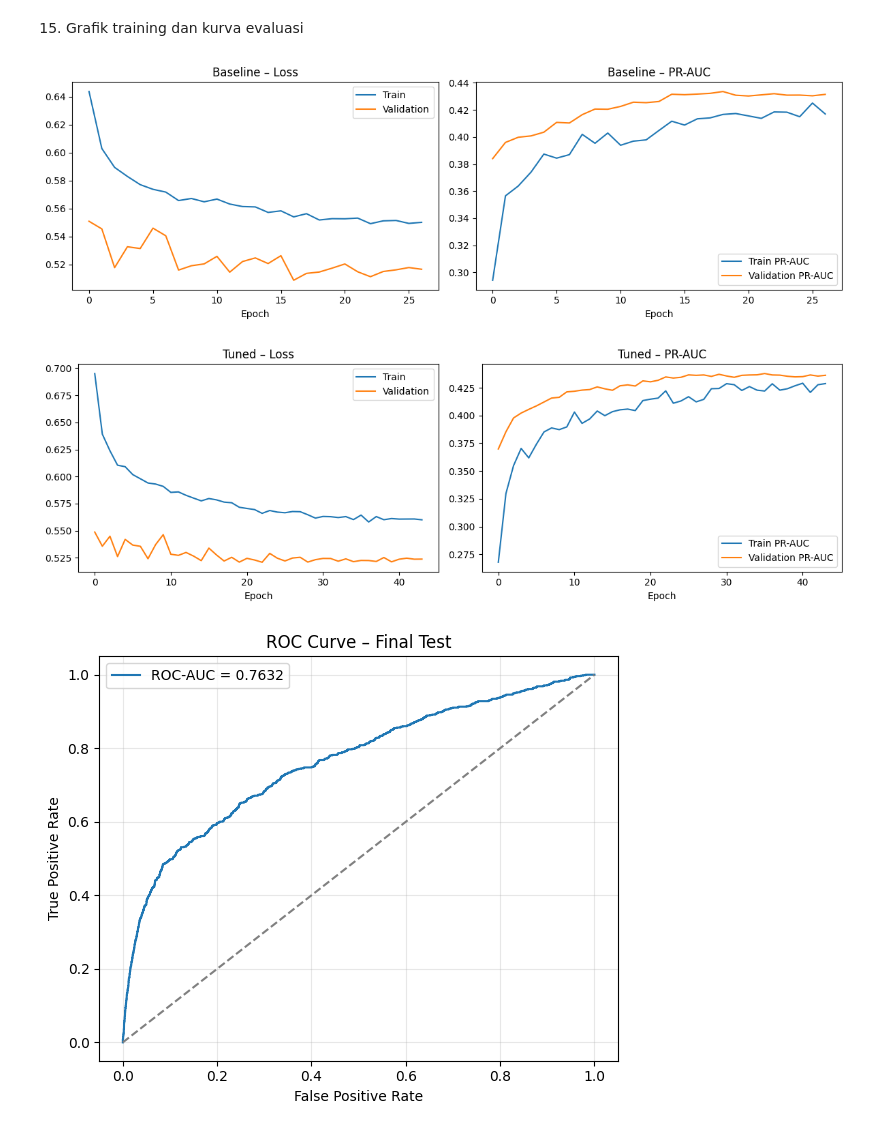
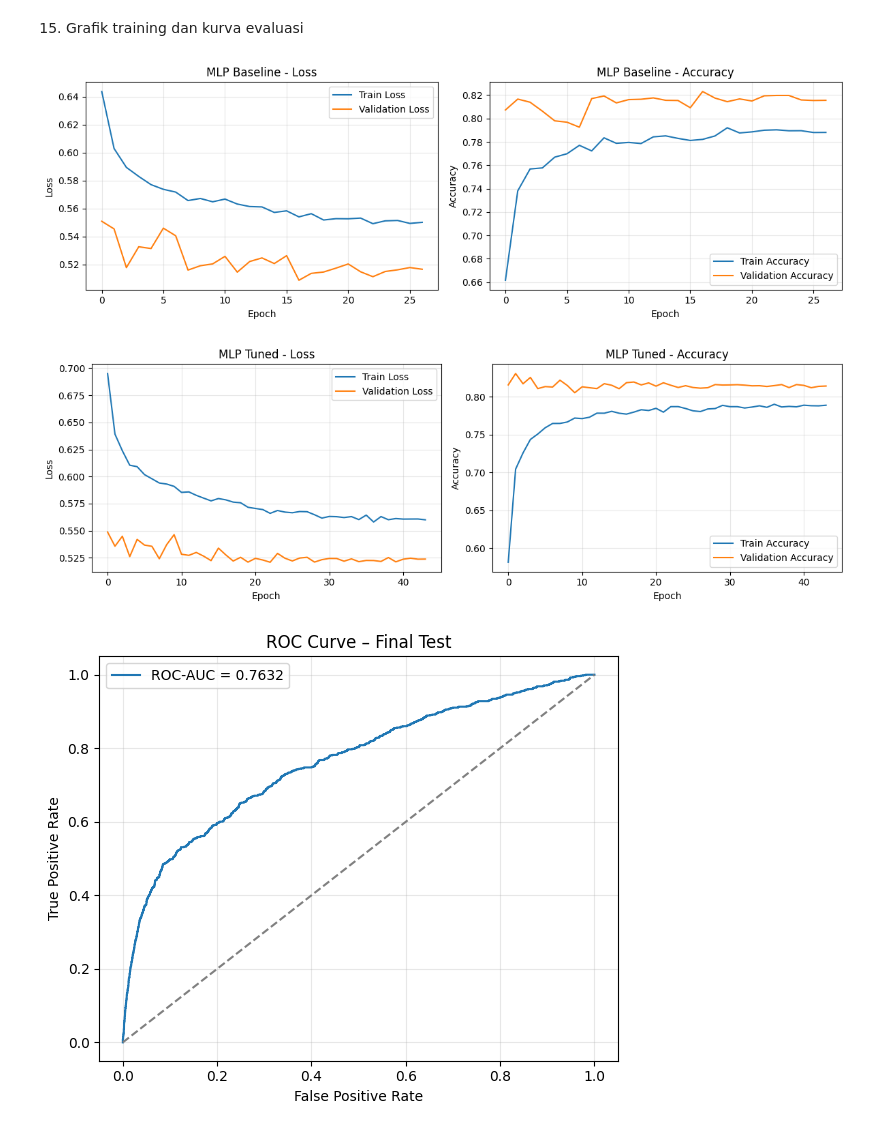
Before and after one commit to VincentArfan/Prediksi-Deposito-Bank, a Jupyter notebook: DeepLearning_Tugas1.ipynb, the cells around one changed output. Drawn from its saved outputs; the diff is of its cells as text; code cells hidden in the pictures.

Commit message:
Revisi grafik Loss dan Accuracy Curve

```diff
--- a/DeepLearning_Tugas1.ipynb
+++ b/DeepLearning_Tugas1.ipynb
@@ -773,27 +773,49 @@ Confusion matrix [[TN, FP], [FN, TP]]:
 # %% [markdown]
 15. Grafik training dan kurva evaluasi
 # %%
+
 def plot_history(history, title):
     fig, axes = plt.subplots(1, 2, figsize=(12, 4))
-    axes[0].plot(history.history["loss"], label="Train")
-    axes[0].plot(history.history["val_loss"], label="Validation")
-    axes[0].set_title(f"{title} – Loss")
+
+    # Grafik Loss
+    axes[0].plot(
+        history.history["loss"],
+        label="Train Loss"
+    )
+    axes[0].plot(
+        history.history["val_loss"],
+        label="Validation Loss"
+    )
+    axes[0].set_title(f"{title} - Loss")
     axes[0].set_xlabel("Epoch")
+    axes[0].set_ylabel("Loss")
     axes[0].legend()
+    axes[0].grid(alpha=0.3)
 
-    axes[1].plot(history.history["pr_auc"], label="Train PR-AUC")
-    axes[1].plot(history.history["val_pr_auc"], label="Validation PR-AUC")
-    axes[1].set_title(f"{title} – PR-AUC")
+    # Grafik Accuracy
+    axes[1].plot(
+        history.history["accuracy"],
+        label="Train Accuracy"
+    )
+    axes[1].plot(
+        history.history["val_accuracy"],
+        label="Validation Accuracy"
+    )
+    axes[1].set_title(f"{title} - Accuracy")
     axes[1].set_xlabel("Epoch")
+    axes[1].set_ylabel("Accuracy")
     axes[1].legend()
+    axes[1].grid(alpha=0.3)
+
     plt.tight_layout()
     plt.show()
 
-plot_history(history_baseline, "Baseline")
-plot_history(history_tuned, "Tuned")
+
+plot_history(history_baseline, "MLP Baseline")
+plot_history(history_tuned, "MLP Tuned")
 # %% [output]
-[figure, old version]
+[figure, new version]
-[figure, old version]
+[figure, new version]
 # %%
 # ROC dan Precision-Recall curve untuk model final pada test set
 fpr, tpr, _ = roc_curve(y_test, test_selected_probs)
```
Also changed, not shown: parts of 3 cells of this notebook.
